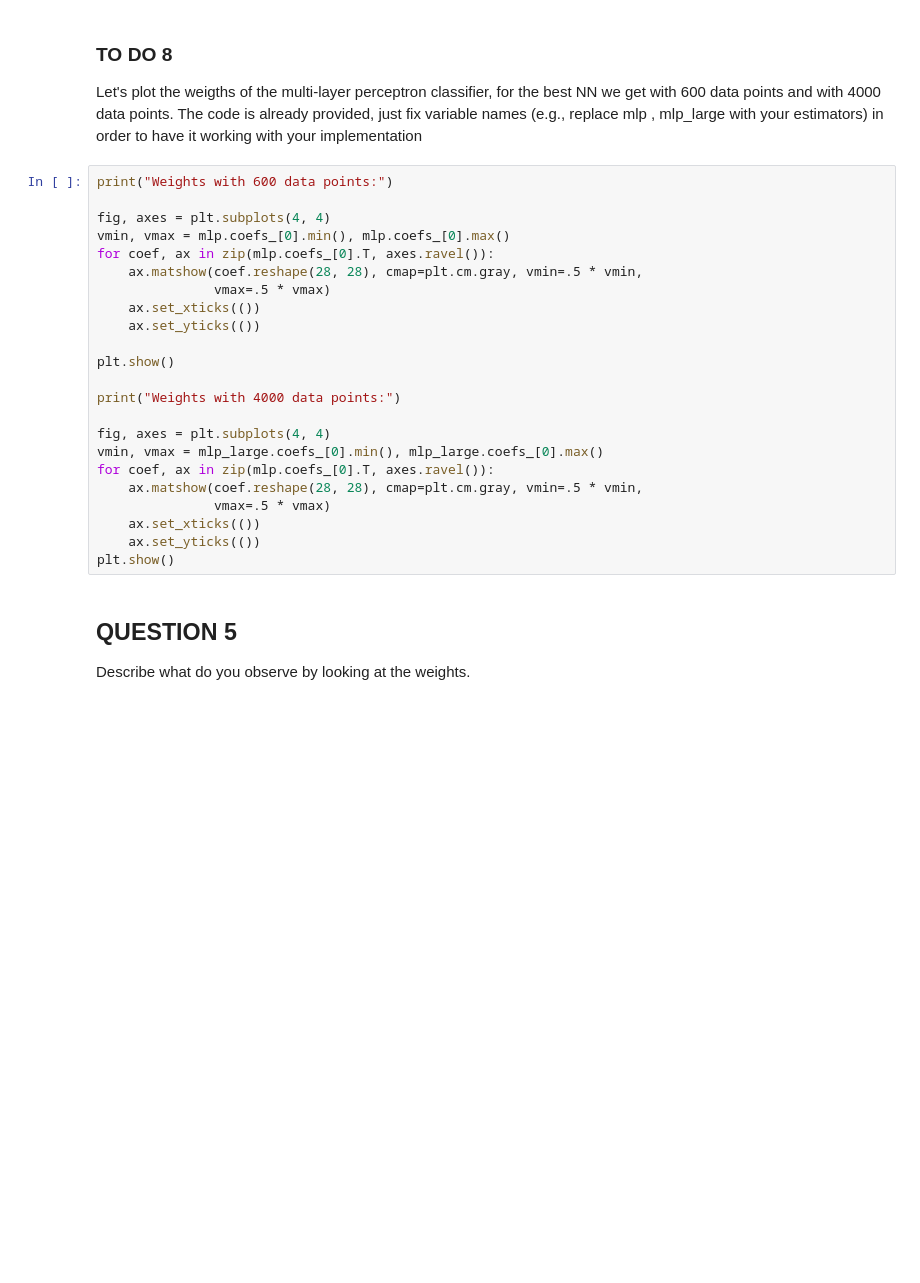
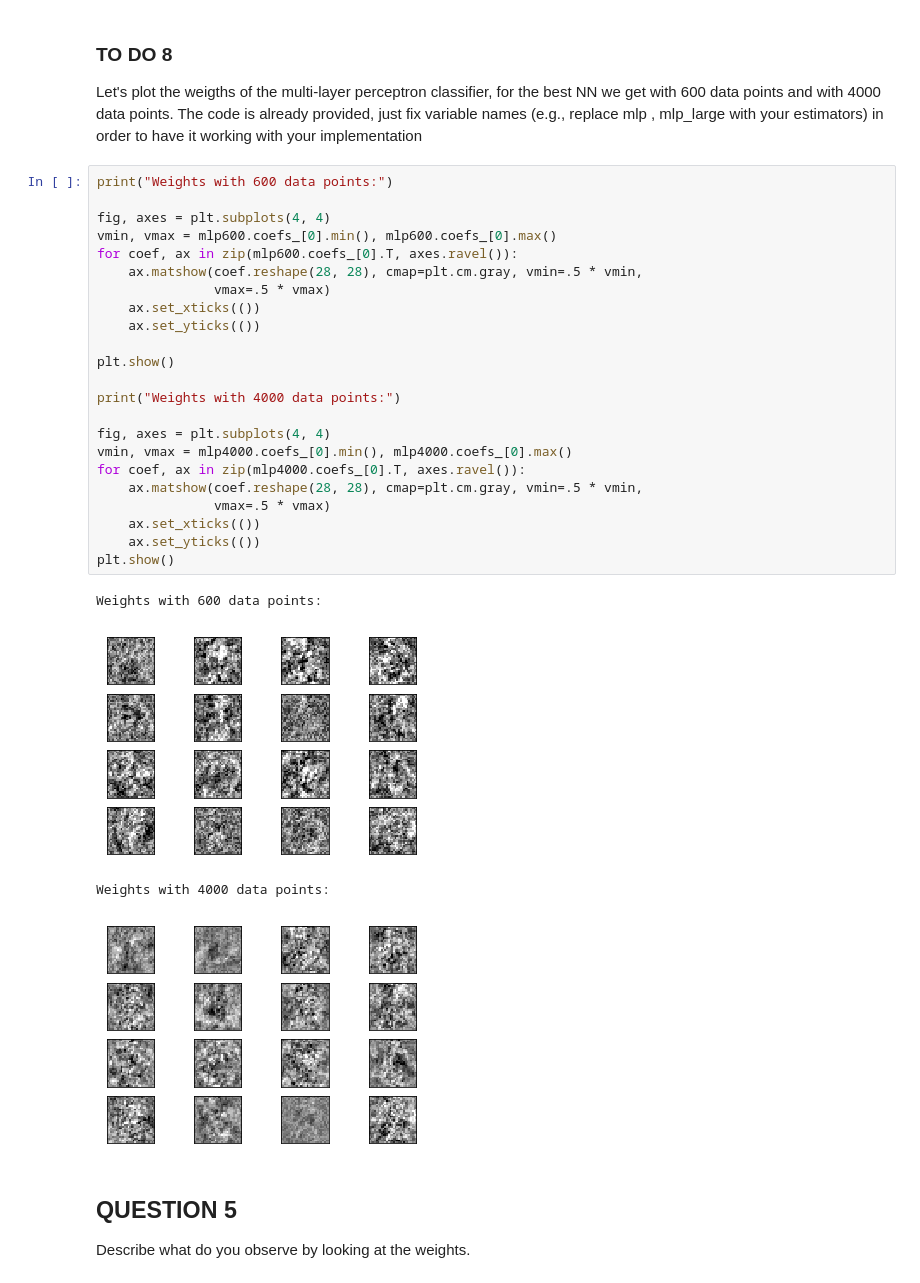
Before and after one commit to tommasoamico/machine_learning, a Jupyter notebook: lab3/LAB3_Characters_Classification_with_Neural_Networks.ipynb, the cells around one changed output. Drawn from its saved outputs; the diff is of its cells as text; blank space fills up the shorter version.

```diff
--- a/lab3/LAB3_Characters_Classification_with_Neural_Networks.ipynb
+++ b/lab3/LAB3_Characters_Classification_with_Neural_Networks.ipynb
@@ -480,26 +490,31 @@ Let's plot the weigths of the multi-layer perceptron classifier, for the best NN
 # %%
 print("Weights with 600 data points:")
 
 fig, axes = plt.subplots(4, 4)
-vmin, vmax = mlp.coefs_[0].min(), mlp.coefs_[0].max()
-for coef, ax in zip(mlp.coefs_[0].T, axes.ravel()):
+vmin, vmax = mlp600.coefs_[0].min(), mlp600.coefs_[0].max()
+for coef, ax in zip(mlp600.coefs_[0].T, axes.ravel()):
     ax.matshow(coef.reshape(28, 28), cmap=plt.cm.gray, vmin=.5 * vmin,
                vmax=.5 * vmax)
     ax.set_xticks(())
     ax.set_yticks(())
 
 plt.show()
 
 print("Weights with 4000 data points:")
 
 fig, axes = plt.subplots(4, 4)
-vmin, vmax = mlp_large.coefs_[0].min(), mlp_large.coefs_[0].max()
-for coef, ax in zip(mlp.coefs_[0].T, axes.ravel()):
+vmin, vmax = mlp4000.coefs_[0].min(), mlp4000.coefs_[0].max()
+for coef, ax in zip(mlp4000.coefs_[0].T, axes.ravel()):
     ax.matshow(coef.reshape(28, 28), cmap=plt.cm.gray, vmin=.5 * vmin,
                vmax=.5 * vmax)
     ax.set_xticks(())
     ax.set_yticks(())
 plt.show()
+# %% [output]
+Weights with 600 data points:
+[figure, added]
+Weights with 4000 data points:
+[figure, added]
 # %% [markdown]
 ## QUESTION 5
 
```
Also changed, not shown: parts of 11 cells of this notebook.
